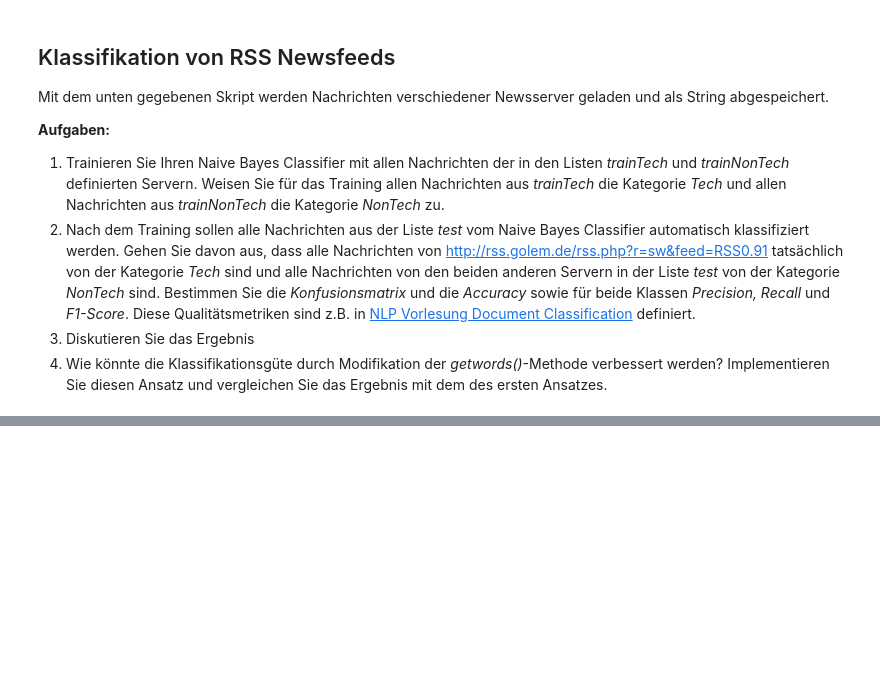
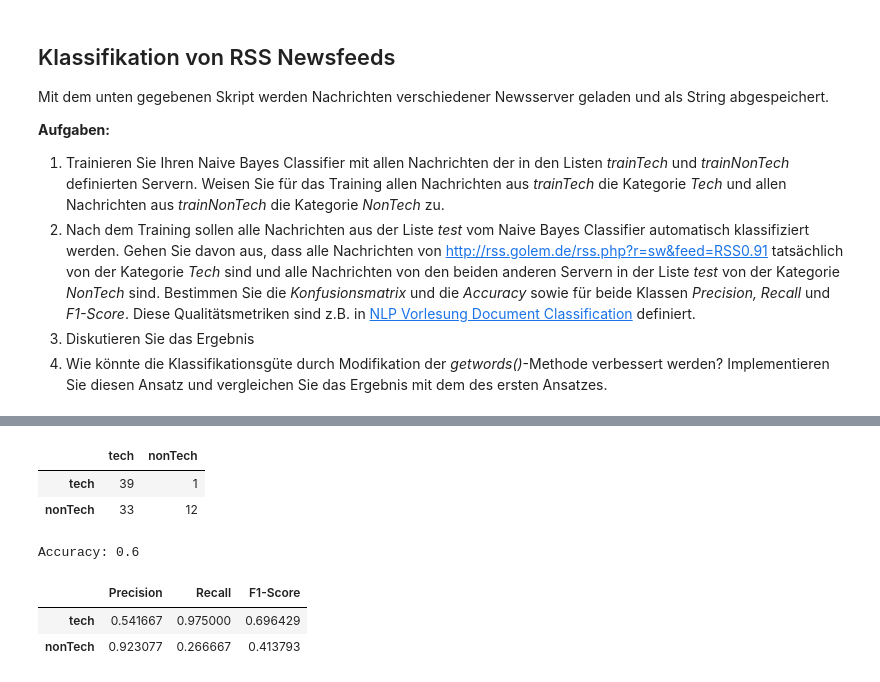
Before and after one commit to codeOfJannik/DataMining_Projects, a Jupyter notebook: task4_DocumentClassification/VersuchDocumentClassification_js329.ipynb, the cells around one changed output, grey strips where cells are left out. Cells and saved outputs as stored; diff of their text form; code cells hidden in the pictures; blank space fills up the shorter version.

```diff
--- a/task4_DocumentClassification/VersuchDocumentClassification_js329.ipynb
+++ b/task4_DocumentClassification/VersuchDocumentClassification_js329.ipynb
@@ -349,0 +601,3 @@ Number of used test samples 64
+# %%
+techClassifier3 = trainTheTechClassifier(Classifier(getWordsCounted, 'tech', 'nonTech', useTfIdf=True))
+resultDF3 = classifyRSSDocuments(techClassifier2)
@@ -349,0 +622,16 @@ Number of used test samples 64
+# %%
+display(createConfusionMatrixDF(resultDF3))
+# %% [output]
+|  | tech | nonTech |
+| tech | 39 | 1 |
+| nonTech | 33 | 12 |
+# %%
+print('Accuracy:', accuracy_score(resultDF3.label, resultDF3.classifierResult))
+# %% [output]
+Accuracy: 0.6
+# %%
+display(createPrecisionRecallF1ScoreDF(resultDF3))
+# %% [output]
+|  | Precision | Recall | F1-Score |
+| tech | 0.541667 | 0.975000 | 0.696429 |
+| nonTech | 0.923077 | 0.266667 | 0.413793 |
```
Also changed, not shown: parts of 20 cells of this notebook, 1 other file.
